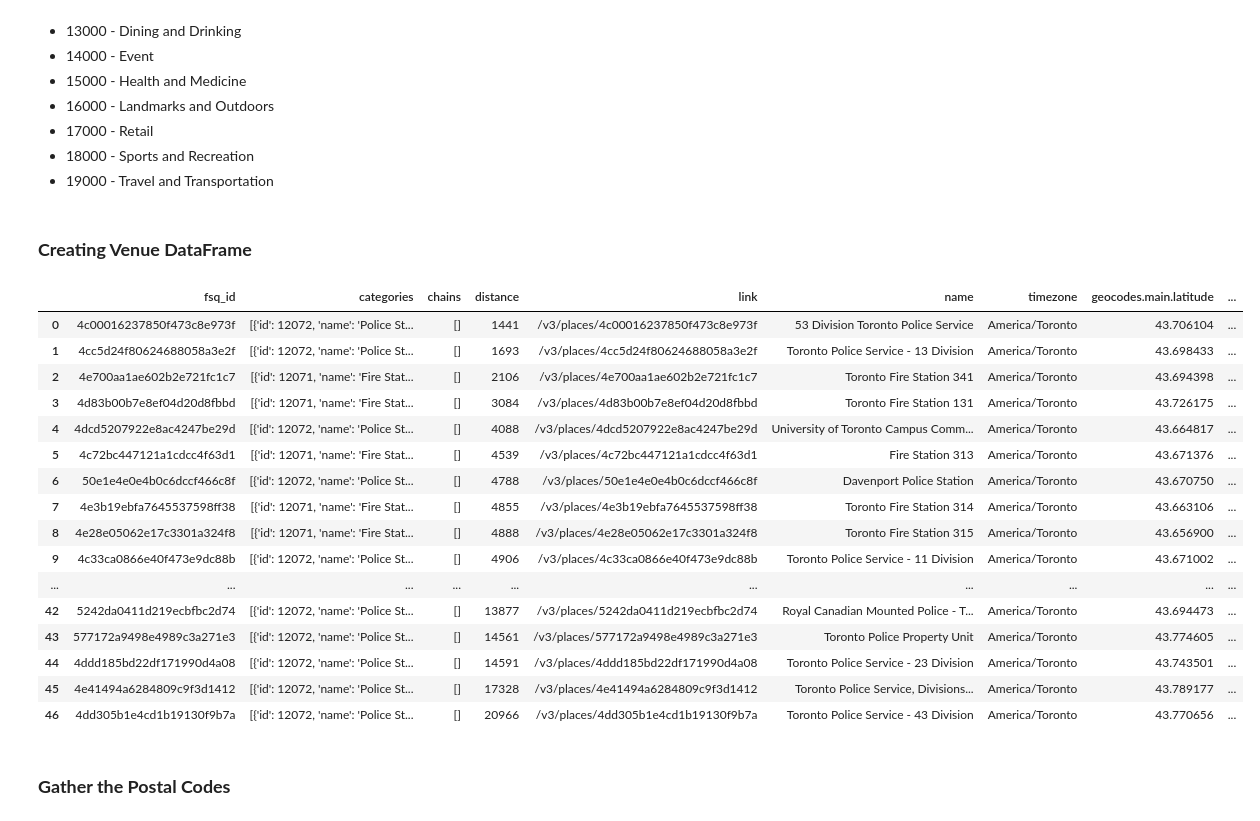
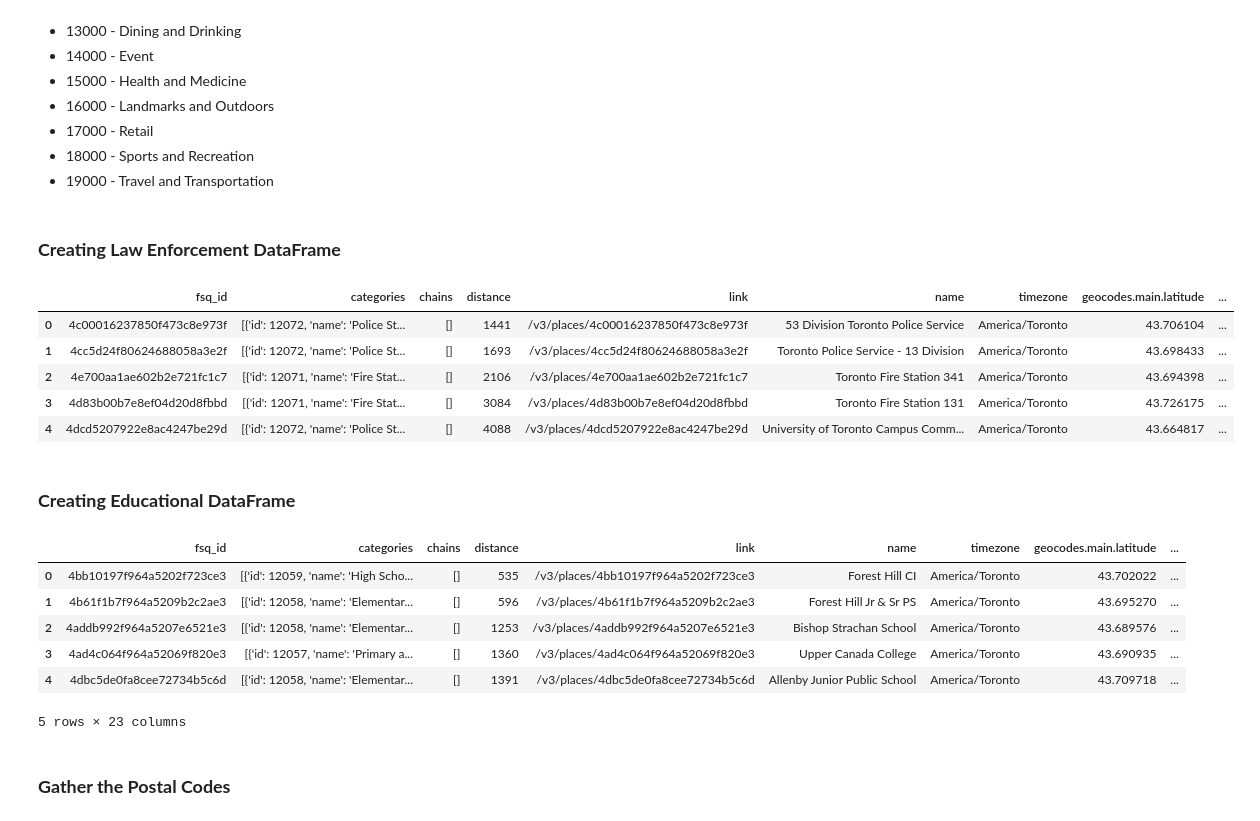
Before and after one commit to Sujeev-Uthayakumar/clustering-navigation, a Jupyter notebook: src/index.ipynb, the cells around one changed output. Cells and saved outputs as stored; diff of their text form; code cells hidden in the pictures.

```diff
--- a/src/index.ipynb
+++ b/src/index.ipynb
@@ -93,34 +93,43 @@ def create_request(coords= None, location = None, categories = None, limit = "10
         return response.json()
     else:
         return False
+# %% [markdown]
+<h3><b>Creating Law Enforcement DataFrame</b></h3>
+# %%
+latitude = 43.6532
+longitude = -79.3832
+police_stations = create_request(location=["Toronto","ON"], categories="12070", limit="50")
+
+# Generates data from the Foursquare API
+police_venues = json_normalize(police_stations['results'], max_level=3)
+pd.DataFrame(police_venues)
+police_venues.head()
+# %% [output]
+|  | fsq_id | categories | chains | distance | link | name | timezone | geocodes.main.latitude | ... |
+| 0 | 4c00016237850f473c8e973f | [{'id': 12072, 'name': 'Police St... | [] | 1441 | /v3/places/4c00016237850f473c8e973f | 53 Division Toronto Police Service | America/Toronto | 43.706104 | ... |
+| 1 | 4cc5d24f80624688058a3e2f | [{'id': 12072, 'name': 'Police St... | [] | 1693 | /v3/places/4cc5d24f80624688058a3e2f | Toronto Police Service - 13 Division | America/Toronto | 43.698433 | ... |
+| 2 | 4e700aa1ae602b2e721fc1c7 | [{'id': 12071, 'name': 'Fire Stat... | [] | 2106 | /v3/places/4e700aa1ae602b2e721fc1c7 | Toronto Fire Station 341 | America/Toronto | 43.694398 | ... |
+| 3 | 4d83b00b7e8ef04d20d8fbbd | [{'id': 12071, 'name': 'Fire Stat... | [] | 3084 | /v3/places/4d83b00b7e8ef04d20d8fbbd | Toronto Fire Station 131 | America/Toronto | 43.726175 | ... |
+| 4 | 4dcd5207922e8ac4247be29d | [{'id': 12072, 'name': 'Police St... | [] | 4088 | /v3/places/4dcd5207922e8ac4247be29d | University of Toronto Campus Comm... | America/Toronto | 43.664817 | ... |
 # %% [markdown]
-<h3><b>Creating Venue DataFrame</b></h3>
+<h3><b>Creating Educational DataFrame</b></h3>
 # %%
 latitude = 43.6532
 longitude = -79.3832
-police_stations = create_request(location=["Toronto","ON"], categories="12070", limit="50")
+educational = create_request(location=["Toronto","ON"], categories="12057", limit="50")
 
 # Generates data from the Foursquare API
-police_venues = json_normalize(police_stations['results'], max_level=3)
-pd.DataFrame(police_venues)
+education_venues = json_normalize(educational['results'], max_level=3)
+pd.DataFrame(education_venues)
+education_venues.head()
 # %% [output]
 |  | fsq_id | categories | chains | distance | link | name | timezone | geocodes.main.latitude | ... |
-| 0 | 4c00016237850f473c8e973f | [{'id': 12072, 'name': 'Police St... | [] | 1441 | /v3/places/4c00016237850f473c8e973f | 53 Division Toronto Police Service | America/Toronto | 43.706104 | ... |
-| 1 | 4cc5d24f80624688058a3e2f | [{'id': 12072, 'name': 'Police St... | [] | 1693 | /v3/places/4cc5d24f80624688058a3e2f | Toronto Police Service - 13 Division | America/Toronto | 43.698433 | ... |
-| 2 | 4e700aa1ae602b2e721fc1c7 | [{'id': 12071, 'name': 'Fire Stat... | [] | 2106 | /v3/places/4e700aa1ae602b2e721fc1c7 | Toronto Fire Station 341 | America/Toronto | 43.694398 | ... |
-| 3 | 4d83b00b7e8ef04d20d8fbbd | [{'id': 12071, 'name': 'Fire Stat... | [] | 3084 | /v3/places/4d83b00b7e8ef04d20d8fbbd | Toronto Fire Station 131 | America/Toronto | 43.726175 | ... |
-| 4 | 4dcd5207922e8ac4247be29d | [{'id': 12072, 'name': 'Police St... | [] | 4088 | /v3/places/4dcd5207922e8ac4247be29d | University of Toronto Campus Comm... | America/Toronto | 43.664817 | ... |
-| 5 | 4c72bc447121a1cdcc4f63d1 | [{'id': 12071, 'name': 'Fire Stat... | [] | 4539 | /v3/places/4c72bc447121a1cdcc4f63d1 | Fire Station 313 | America/Toronto | 43.671376 | ... |
-| 6 | 50e1e4e0e4b0c6dccf466c8f | [{'id': 12072, 'name': 'Police St... | [] | 4788 | /v3/places/50e1e4e0e4b0c6dccf466c8f | Davenport Police Station | America/Toronto | 43.670750 | ... |
-| 7 | 4e3b19ebfa7645537598ff38 | [{'id': 12071, 'name': 'Fire Stat... | [] | 4855 | /v3/places/4e3b19ebfa7645537598ff38 | Toronto Fire Station 314 | America/Toronto | 43.663106 | ... |
-| 8 | 4e28e05062e17c3301a324f8 | [{'id': 12071, 'name': 'Fire Stat... | [] | 4888 | /v3/places/4e28e05062e17c3301a324f8 | Toronto Fire Station 315 | America/Toronto | 43.656900 | ... |
-| 9 | 4c33ca0866e40f473e9dc88b | [{'id': 12072, 'name': 'Police St... | [] | 4906 | /v3/places/4c33ca0866e40f473e9dc88b | Toronto Police Service - 11 Division | America/Toronto | 43.671002 | ... |
-| ... | ... | ... | ... | ... | ... | ... | ... | ... | ... |
-| 42 | 5242da0411d219ecbfbc2d74 | [{'id': 12072, 'name': 'Police St... | [] | 13877 | /v3/places/5242da0411d219ecbfbc2d74 | Royal Canadian Mounted Police - T... | America/Toronto | 43.694473 | ... |
-| 43 | 577172a9498e4989c3a271e3 | [{'id': 12072, 'name': 'Police St... | [] | 14561 | /v3/places/577172a9498e4989c3a271e3 | Toronto Police Property Unit | America/Toronto | 43.774605 | ... |
-| 44 | 4ddd185bd22df171990d4a08 | [{'id': 12072, 'name': 'Police St... | [] | 14591 | /v3/places/4ddd185bd22df171990d4a08 | Toronto Police Service - 23 Division | America/Toronto | 43.743501 | ... |
-| 45 | 4e41494a6284809c9f3d1412 | [{'id': 12072, 'name': 'Police St... | [] | 17328 | /v3/places/4e41494a6284809c9f3d1412 | Toronto Police Service, Divisions... | America/Toronto | 43.789177 | ... |
-| 46 | 4dd305b1e4cd1b19130f9b7a | [{'id': 12072, 'name': 'Police St... | [] | 20966 | /v3/places/4dd305b1e4cd1b19130f9b7a | Toronto Police Service - 43 Division | America/Toronto | 43.770656 | ... |
+| 0 | 4bb10197f964a5202f723ce3 | [{'id': 12059, 'name': 'High Scho... | [] | 535 | /v3/places/4bb10197f964a5202f723ce3 | Forest Hill CI | America/Toronto | 43.702022 | ... |
+| 1 | 4b61f1b7f964a5209b2c2ae3 | [{'id': 12058, 'name': 'Elementar... | [] | 596 | /v3/places/4b61f1b7f964a5209b2c2ae3 | Forest Hill Jr & Sr PS | America/Toronto | 43.695270 | ... |
+| 2 | 4addb992f964a5207e6521e3 | [{'id': 12058, 'name': 'Elementar... | [] | 1253 | /v3/places/4addb992f964a5207e6521e3 | Bishop Strachan School | America/Toronto | 43.689576 | ... |
+| 3 | 4ad4c064f964a52069f820e3 | [{'id': 12057, 'name': 'Primary a... | [] | 1360 | /v3/places/4ad4c064f964a52069f820e3 | Upper Canada College | America/Toronto | 43.690935 | ... |
+| 4 | 4dbc5de0fa8cee72734b5c6d | [{'id': 12058, 'name': 'Elementar... | [] | 1391 | /v3/places/4dbc5de0fa8cee72734b5c6d | Allenby Junior Public School | America/Toronto | 43.709718 | ... |
+5 rows × 23 columns
 # %% [markdown]
 <h3><b>Gather the Postal Codes</b></h3>
 # %%
```
Also changed, not shown: parts of 6 cells of this notebook, 1 other file.
